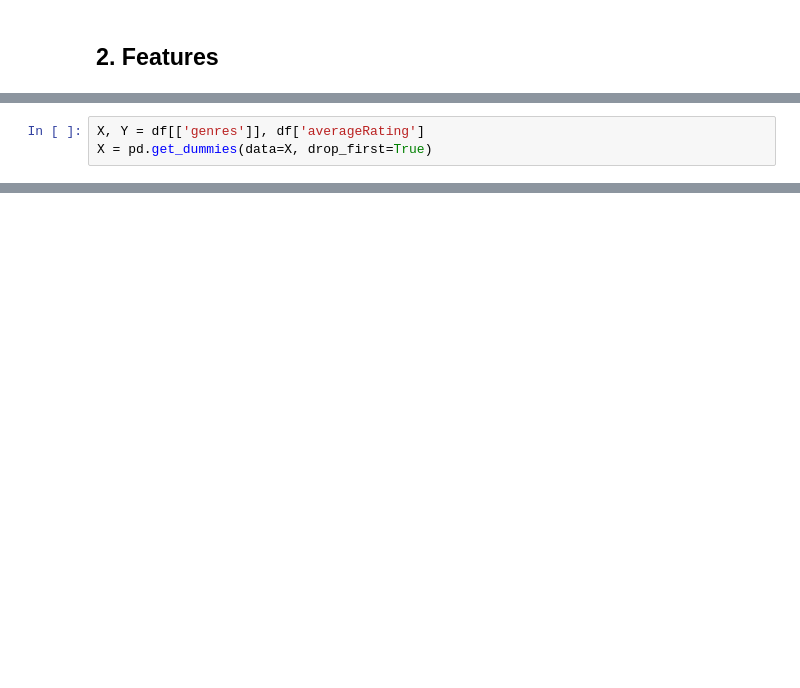
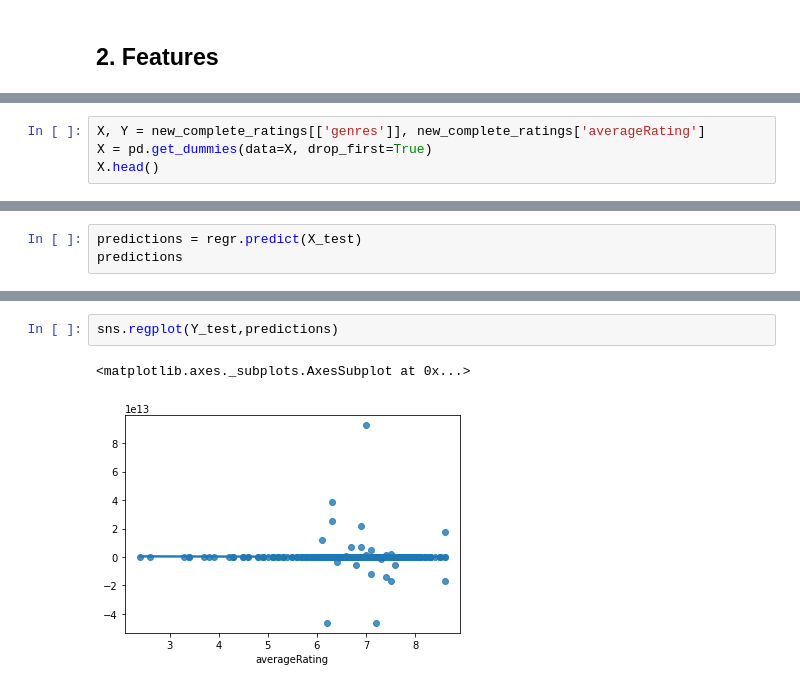
Before and after one commit to ccepelak/imdb-ratings, a Jupyter notebook: Christine_Cepelak_Audible_Data_Science_Task.ipynb, the cells around one changed output, grey strips where cells are left out. Saved outputs shown, nothing was run; the diff lists cells and outputs as text; blank space fills up the shorter version.

```diff
--- a/Christine_Cepelak_Audible_Data_Science_Task.ipynb
+++ b/Christine_Cepelak_Audible_Data_Science_Task.ipynb
@@ -241,5 +241,6 @@ print(df['genres'].unique())
  'Thriller' 'Mystery' 'History' 'War' 'Sport' 'Western' 'Musical'
  'Film-Noir']
 # %%
-X, Y = df[['genres']], df['averageRating']
+X, Y = new_complete_ratings[['genres']], new_complete_ratings['averageRating']
 X = pd.get_dummies(data=X, drop_first=True)
+X.head()
@@ -278,0 +290,3 @@ UFuncTypeError: ignored
+# %%
+predictions = regr.predict(X_test)
+predictions
@@ -278,0 +311,5 @@ UFuncTypeError: ignored
+# %%
+sns.regplot(Y_test,predictions)
+# %% [output]
+<matplotlib.axes._subplots.AxesSubplot at 0x...>
+[figure, added]
```
Also changed, not shown: parts of 21 cells of this notebook.
